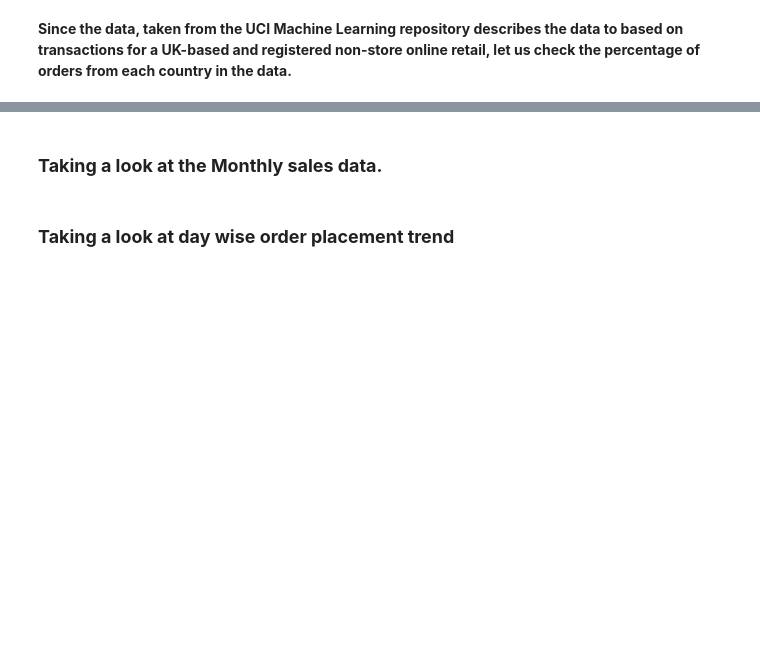
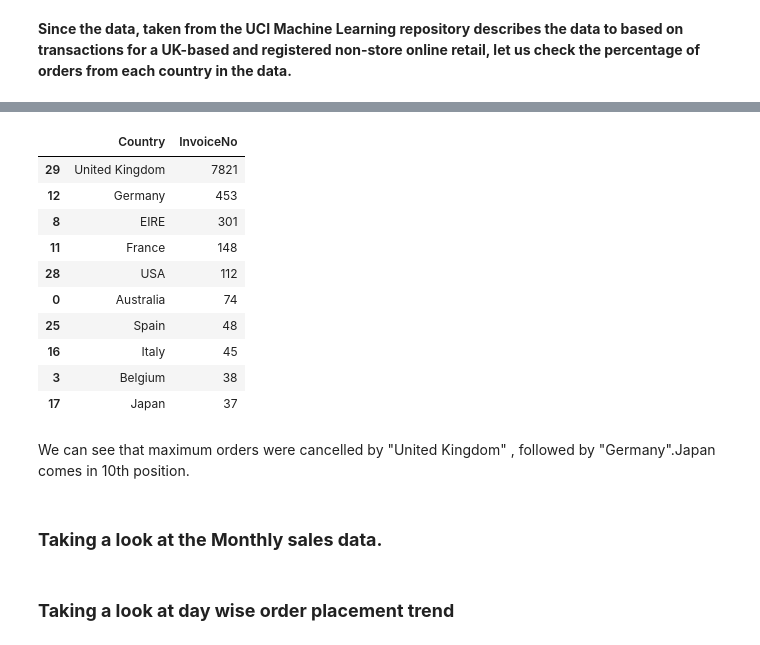
Before and after one commit to 1991Ab/Capstone-Project-4-Online-Retail-Customer-Segmentation, a Jupyter notebook: Online_Retail_Customer_Segmentation.ipynb, the cells around one changed output, grey strips where cells are left out. Cells and saved outputs as stored; diff of their text form; code cells hidden in the pictures; blank space fills up the shorter version.

```diff
--- a/Online_Retail_Customer_Segmentation.ipynb
+++ b/Online_Retail_Customer_Segmentation.ipynb
@@ -440,2 +473,15 @@ This shows that **9251 (approx 1.72%)** were such orders which were **canceled**
 # %%
-cancel = cancel_order.groupby('Country')['InvoiceNo'].count().reset_index()
+country_cancel = canceled_order.groupby('Country')['InvoiceNo'].count().reset_index().sort_values(by="InvoiceNo" , ascending=False)
+country_cancel.head(10)
+# %% [output]
+|  | Country | InvoiceNo |
+| 29 | United Kingdom | 7821 |
+| 12 | Germany | 453 |
+| 8 | EIRE | 301 |
+| 11 | France | 148 |
+| 28 | USA | 112 |
+| 0 | Australia | 74 |
+| 25 | Spain | 48 |
+| 16 | Italy | 45 |
+| 3 | Belgium | 38 |
+| 17 | Japan | 37 |
@@ -445,3 +488,5 @@ cancel_top10
+# %% [markdown]
+We can see that maximum orders were cancelled by "United Kingdom" , followed by "Germany".Japan comes in 10th position.
 # %% [markdown]
 ### **Taking a look at the Monthly sales data.**
 # %%
```
Also changed, not shown: parts of 26 cells of this notebook.
